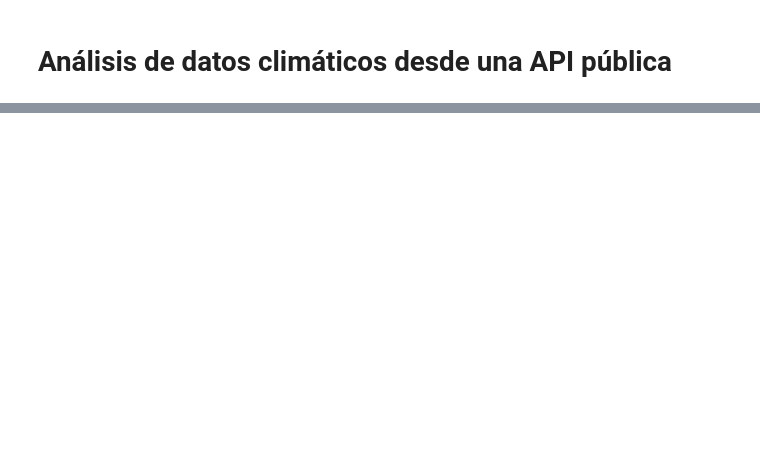
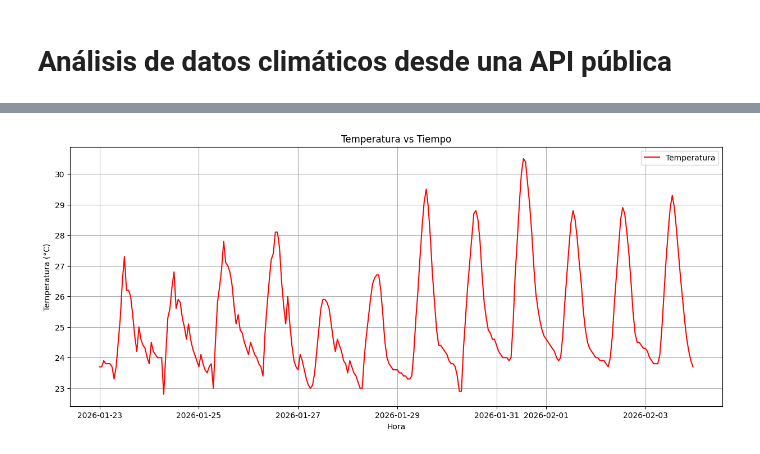
Before and after one commit to StalkerData/Ciencia_de_Datos, a Jupyter notebook: Nivel_1/analisis_datos_api/notebooks/analisis_datos.ipynb, the cells around one changed output, grey strips where cells are left out. Saved outputs shown, nothing was run; the diff lists cells and outputs as text; code cells hidden in the pictures; blank space fills up the shorter version.

```diff
--- a/Nivel_1/analisis_datos_api/notebooks/analisis_datos.ipynb
+++ b/Nivel_1/analisis_datos_api/notebooks/analisis_datos.ipynb
@@ -48,0 +80,4 @@ df
+# %%
+df["Hora"] = pd.to_datetime(df["Hora"])
+df = df[columnas[:-1]]
+df
@@ -48,0 +120,40 @@ df
+# %%
+def crear_grafica_lineas(
+    eje_x,
+    eje_y,
+    titulo,
+    etiqueta_x,
+    etiqueta_y,
+    grid=True,
+    color="blue",
+    label=None,
+    nombre=None,
+):
+
+    plt.figure(figsize=(15, 6))
+    plt.plot(eje_x, eje_y, linestyle="-", color=color, label=label)
+    plt.title(titulo)
+    plt.xlabel(etiqueta_x)
+    plt.ylabel(etiqueta_y)
+    if label:
+        plt.legend()
+    plt.grid(grid)
+    if nombre:
+        path = f"../results/{nombre}.png"
+        plt.savefig(path, bbox_inches="tight", dpi=200)
+    plt.show()
+    plt.close()
+# %%
+# Temperatura vs tiempo
+crear_grafica_lineas(
+    df["Hora"],
+    df["Temperatura"],
+    "Temperatura vs Tiempo",
+    "Hora",
+    "Temperatura (°C)",
+    color="r",
+    label="Temperatura",
+    nombre="temperatura_vs_tiempo",
+)
+# %% [output]
+[figure, added]
```
Also changed, not shown: parts of 11 cells of this notebook, 1 other file.
